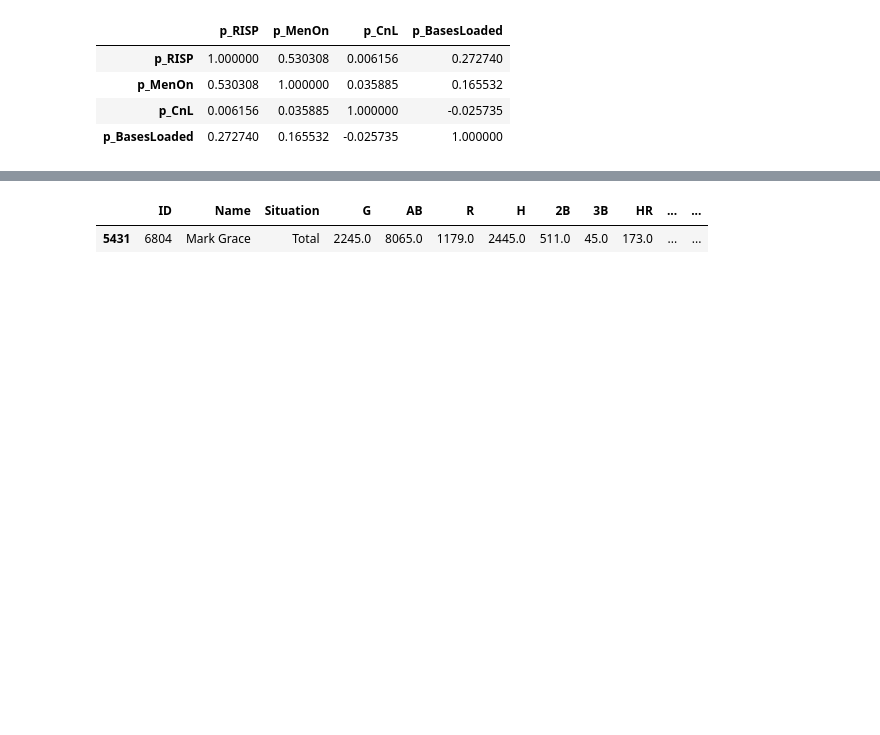
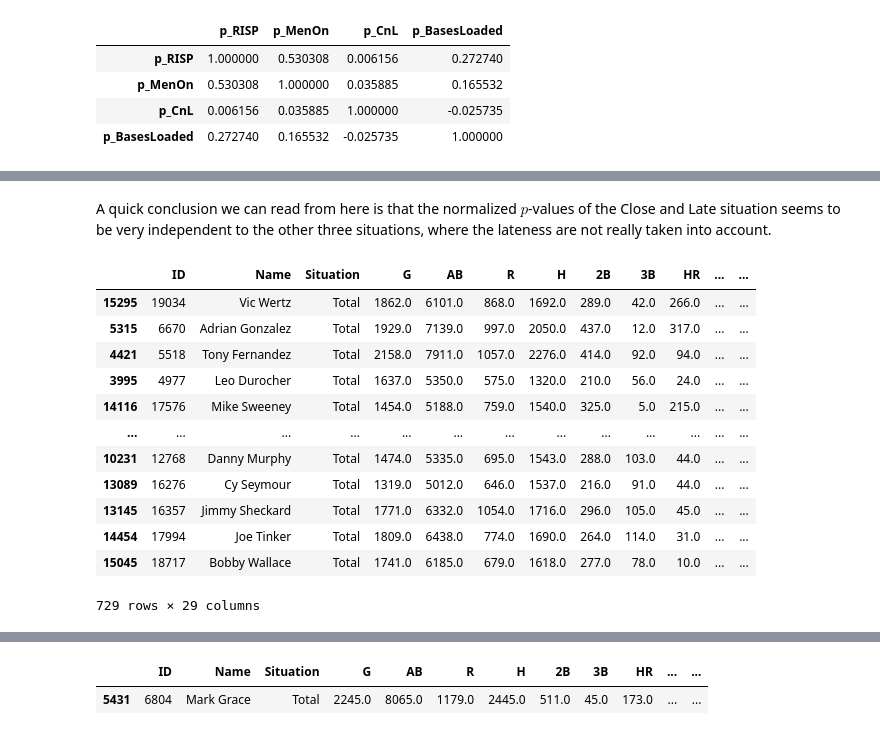
Before and after one commit to kiwymic/MLB-data-analysis, a Jupyter notebook: MLB career analysis.ipynb, the cells around one changed output, grey strips where cells are left out. Drawn from its saved outputs; the diff is of its cells as text; code cells hidden in the pictures; blank space fills up the shorter version.

```diff
--- a/MLB career analysis.ipynb
+++ b/MLB career analysis.ipynb
@@ -466,0 +467,18 @@ ax.set_yticklabels(ax.get_yticklabels(), rotation=45, horizontalalignment='right
+# %% [markdown]
+A quick conclusion we can read from here is that the normalized $p$-values of the Close and Late situation seems to be very independent to the other three situations, where the lateness are not really taken into account.
+# %%
+df_player_summary[df_player_summary["AB"] > 5000].sort_values(by = "p_RISP", ascending = False)
+# %% [output]
+|  | ID | Name | Situation | G | AB | R | H | 2B | 3B | HR | ... | ... |
+| 15295 | 19034 | Vic Wertz | Total | 1862.0 | 6101.0 | 868.0 | 1692.0 | 289.0 | 42.0 | 266.0 | ... | ... |
+| 5315 | 6670 | Adrian Gonzalez | Total | 1929.0 | 7139.0 | 997.0 | 2050.0 | 437.0 | 12.0 | 317.0 | ... | ... |
+| 4421 | 5518 | Tony Fernandez | Total | 2158.0 | 7911.0 | 1057.0 | 2276.0 | 414.0 | 92.0 | 94.0 | ... | ... |
+| 3995 | 4977 | Leo Durocher | Total | 1637.0 | 5350.0 | 575.0 | 1320.0 | 210.0 | 56.0 | 24.0 | ... | ... |
+| 14116 | 17576 | Mike Sweeney | Total | 1454.0 | 5188.0 | 759.0 | 1540.0 | 325.0 | 5.0 | 215.0 | ... | ... |
+| ... | ... | ... | ... | ... | ... | ... | ... | ... | ... | ... | ... | ... |
+| 10231 | 12768 | Danny Murphy | Total | 1474.0 | 5335.0 | 695.0 | 1543.0 | 288.0 | 103.0 | 44.0 | ... | ... |
+| 13089 | 16276 | Cy Seymour | Total | 1319.0 | 5012.0 | 646.0 | 1537.0 | 216.0 | 91.0 | 44.0 | ... | ... |
+| 13145 | 16357 | Jimmy Sheckard | Total | 1771.0 | 6332.0 | 1054.0 | 1716.0 | 296.0 | 105.0 | 45.0 | ... | ... |
+| 14454 | 17994 | Joe Tinker | Total | 1809.0 | 6438.0 | 774.0 | 1690.0 | 264.0 | 114.0 | 31.0 | ... | ... |
+| 15045 | 18717 | Bobby Wallace | Total | 1741.0 | 6185.0 | 679.0 | 1618.0 | 277.0 | 78.0 | 10.0 | ... | ... |
+729 rows × 29 columns
```
Also changed, not shown: parts of 9 cells of this notebook.
